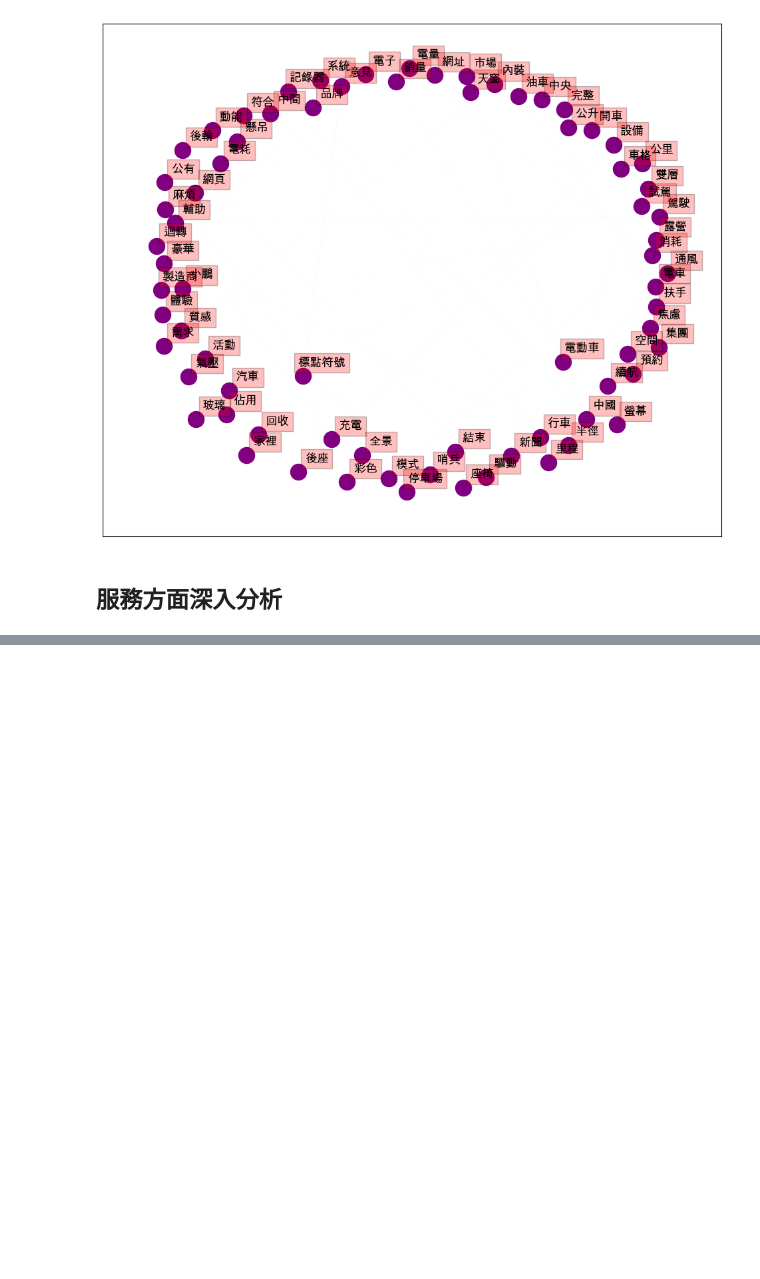
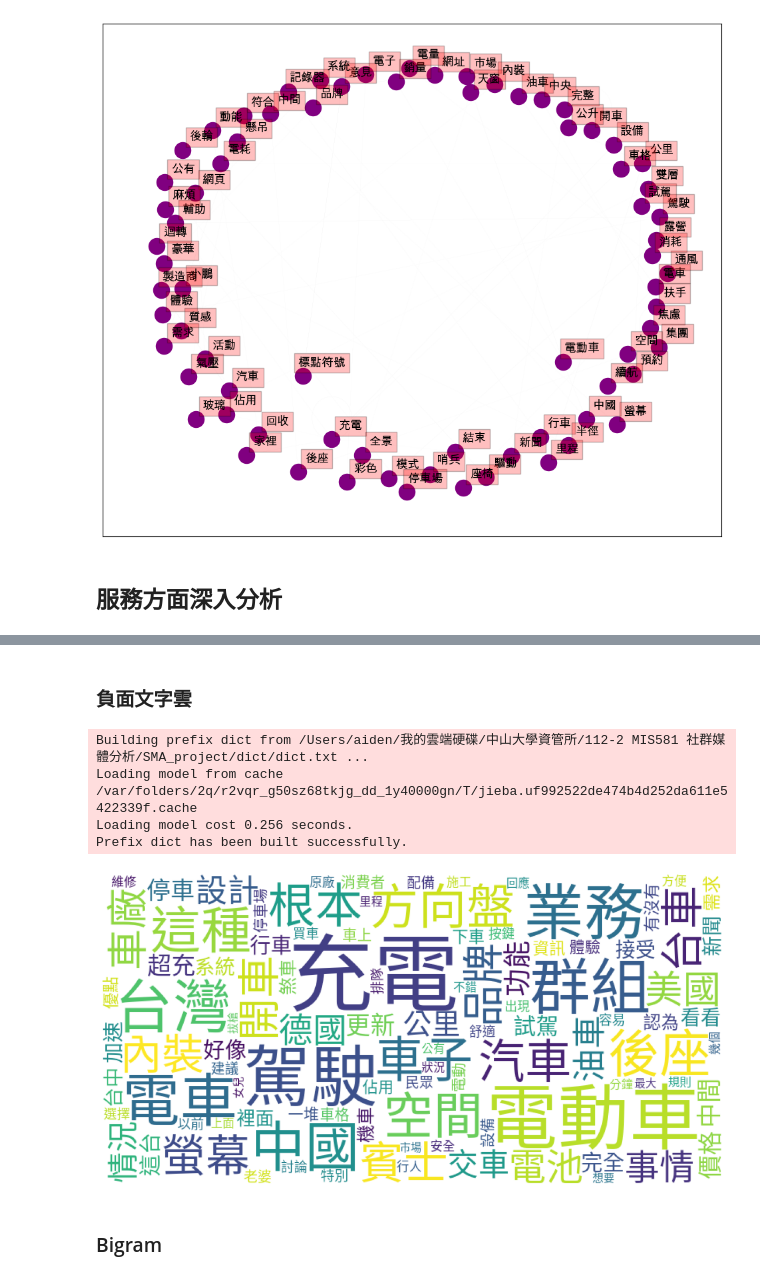
Before and after one commit to jerry791/SMA_project, a Jupyter notebook: project2.ipynb, the cells around one changed output, grey strips where cells are left out. Cells and saved outputs as stored; diff of their text form; code cells hidden in the pictures; blank space fills up the shorter version.

```diff
--- a/project2.ipynb
+++ b/project2.ipynb
@@ -799,0 +1007,20 @@ plt.show()
+# %% [markdown]
+### 負面文字雲
+# %%
+# 繪製文字雲
+freq_service_pos = get_freq_to_wordcloud(df_service_neg)
+wordcloud_nostop = WordCloud(background_color = 'white', width = 800, height = 400, font_path = FontPath, max_words =100)
+wordcloud_nostop.generate_from_frequencies(freq_service_pos)
+
+plt.figure(figsize = (15,12))
+plt.imshow(wordcloud_nostop)
+plt.axis('off')
+plt.show()
+# %% [output]
+Building prefix dict from /Users/aiden/我的雲端硬碟/中山大學資管所/112-2 MIS581 社群媒體分析/SMA_project/dict/dict.txt ...
+Loading model from cache /var/folders/2q/r2vqr_g50sz68tkjg_dd_1y40000gn/T/jieba.uf992522de474b4d252da611e5422339f.cache
+Loading model cost 0.256 seconds.
+Prefix dict has been built successfully.
+[figure, added]
+# %% [markdown]
+### Bigram
```
Also changed, not shown: parts of 47 cells of this notebook.
